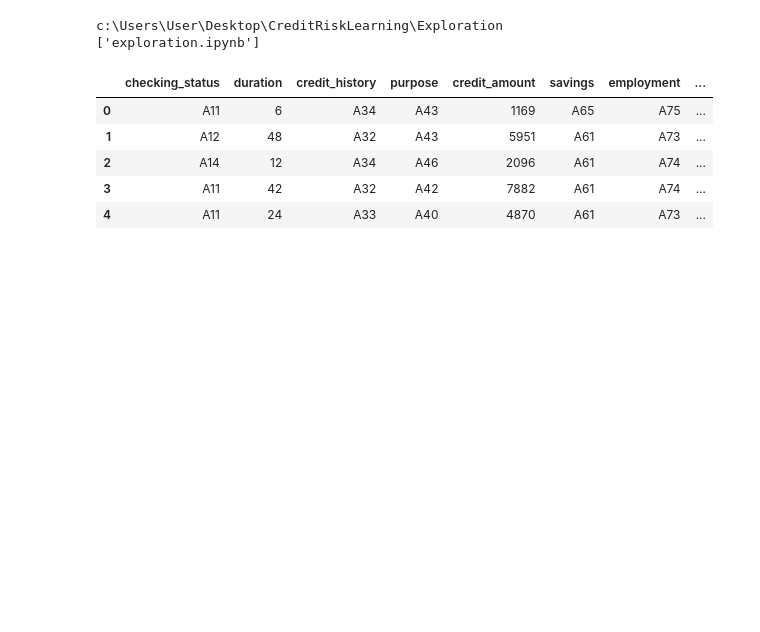
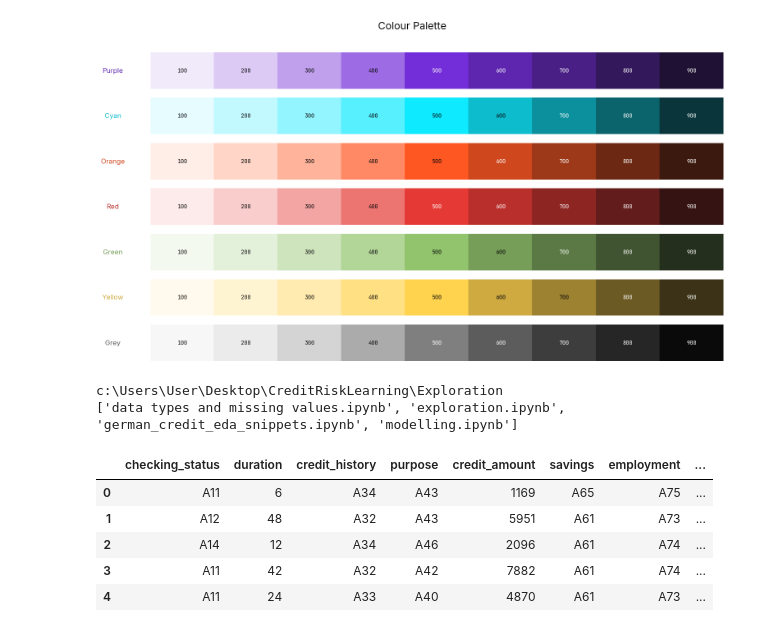
Before and after one commit to smallchuch/CreditRiskLearning, a Jupyter notebook: Exploration/exploration.ipynb, the cells around one changed output. Saved outputs shown, nothing was run; the diff lists cells and outputs as text; code cells hidden in the pictures; blank space fills up the shorter version.

Commit message:
Chapter 2 Exploration + Style Guide addition

```diff
--- a/Exploration/exploration.ipynb
+++ b/Exploration/exploration.ipynb
@@ -8,12 +41,15 @@ pd.set_option('display.float_format', '{:.2f}'.format)
 pd.set_option('display.max_columns', None)  # show all columns
 pd.set_option('display.max_rows', 100)      # show up to 100 rows
 # %%
-import os
+
+psu.show_palette()
+
 print(os.getcwd())
 print(os.listdir())
 # %% [output]
+[figure, added]
 c:\Users\User\Desktop\CreditRiskLearning\Exploration
-['exploration.ipynb']
+['data types and missing values.ipynb', 'exploration.ipynb', 'german_credit_eda_snippets.ipynb', 'modelling.ipynb']
 # %%
 # Build path relative to notebook location
 base_path = os.path.dirname(os.path.abspath('exploration.ipynb'))
```
Also changed, not shown: parts of 5 cells of this notebook, 6 other files.
